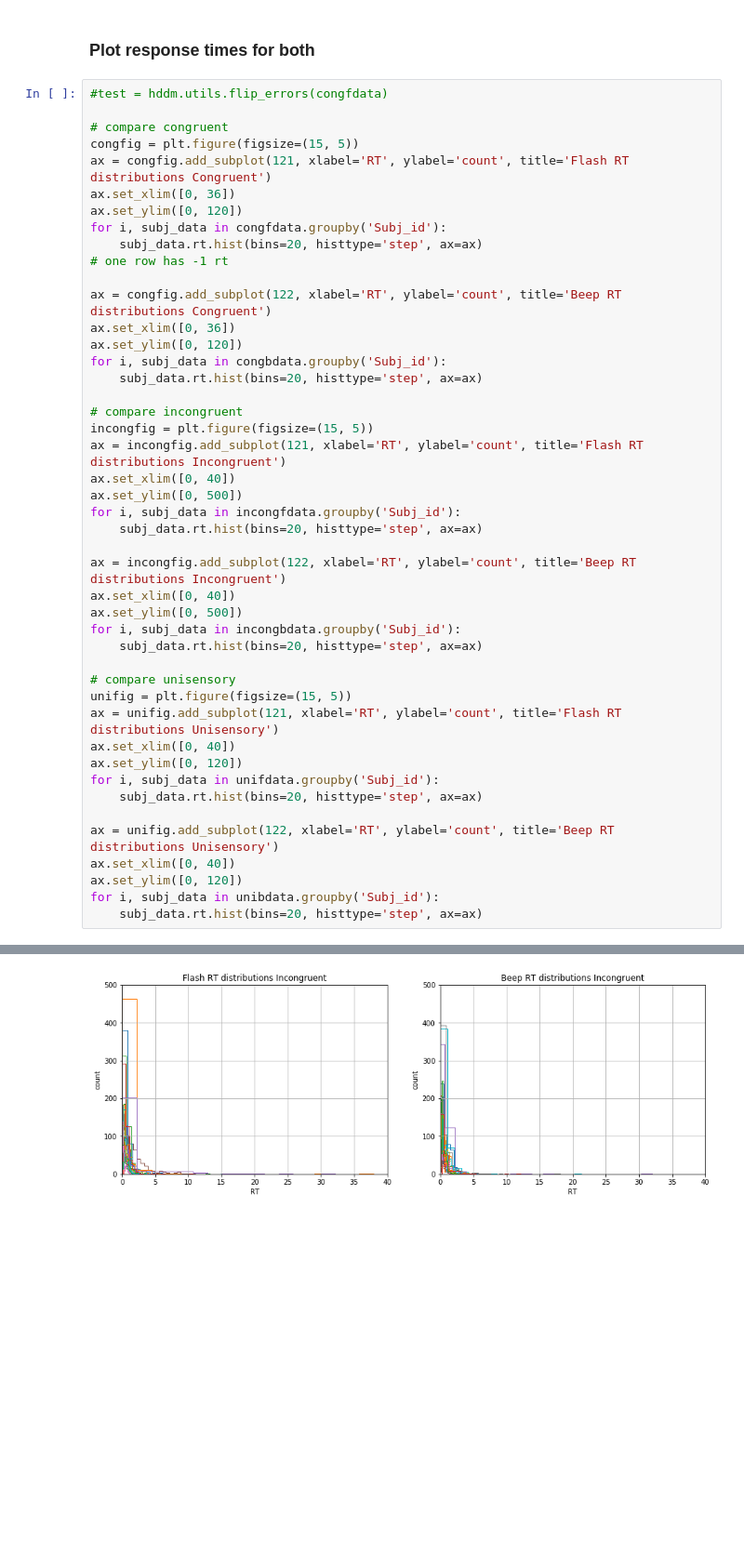
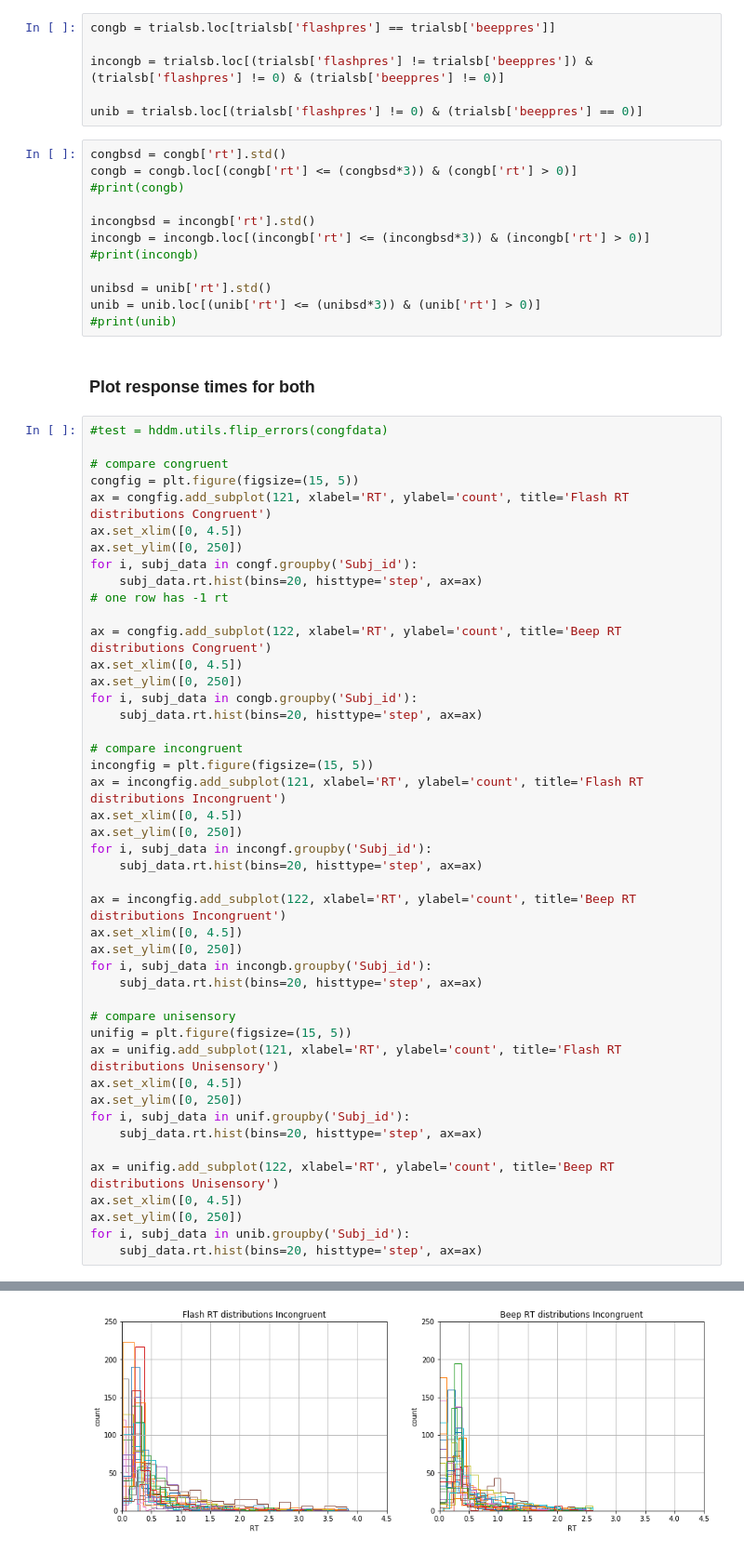
Before and after one commit to chauedwin/NumerosityHDDM, a Jupyter notebook: NumerosityHDDM.ipynb, the cells around one changed output, grey strips where cells are left out. Shown: that part at 93% size. Saved outputs shown, nothing was run; the diff lists cells and outputs as text; blank space fills up the shorter version.

```diff
--- a/NumerosityHDDM.ipynb
+++ b/NumerosityHDDM.ipynb
@@ -292,3 +194,21 @@ unibdata = pd.DataFrame(unib, columns=['Subj_id', 'rt', 'response', 'flashpres',
+# %%
+congb = trialsb.loc[trialsb['flashpres'] == trialsb['beeppres']]
+
+incongb = trialsb.loc[(trialsb['flashpres'] != trialsb['beeppres']) & (trialsb['flashpres'] != 0) & (trialsb['beeppres'] != 0)]
+
+unib = trialsb.loc[(trialsb['flashpres'] != 0) & (trialsb['beeppres'] == 0)]
+# %%
+congbsd = congb['rt'].std()
+congb = congb.loc[(congb['rt'] <= (congbsd*3)) & (congb['rt'] > 0)]
+#print(congb)
+
+incongbsd = incongb['rt'].std()
+incongb = incongb.loc[(incongb['rt'] <= (incongbsd*3)) & (incongb['rt'] > 0)]
+#print(incongb)
+
+unibsd = unib['rt'].std()
+unib = unib.loc[(unib['rt'] <= (unibsd*3)) & (unib['rt'] > 0)]
+#print(unib)
 # %% [markdown]
 ### Plot response times for both
 # %%
@@ -297,43 +217,43 @@ unibdata = pd.DataFrame(unib, columns=['Subj_id', 'rt', 'response', 'flashpres',
 # compare congruent
 congfig = plt.figure(figsize=(15, 5))
 ax = congfig.add_subplot(121, xlabel='RT', ylabel='count', title='Flash RT distributions Congruent')
-ax.set_xlim([0, 36])
-ax.set_ylim([0, 120])
-for i, subj_data in congfdata.groupby('Subj_id'):
+ax.set_xlim([0, 4.5])
+ax.set_ylim([0, 250])
+for i, subj_data in congf.groupby('Subj_id'):
     subj_data.rt.hist(bins=20, histtype='step', ax=ax)
 # one row has -1 rt
 
 ax = congfig.add_subplot(122, xlabel='RT', ylabel='count', title='Beep RT distributions Congruent')
-ax.set_xlim([0, 36])
-ax.set_ylim([0, 120])
-for i, subj_data in congbdata.groupby('Subj_id'):
+ax.set_xlim([0, 4.5])
+ax.set_ylim([0, 250])
+for i, subj_data in congb.groupby('Subj_id'):
     subj_data.rt.hist(bins=20, histtype='step', ax=ax)
 
 # compare incongruent
 incongfig = plt.figure(figsize=(15, 5))
 ax = incongfig.add_subplot(121, xlabel='RT', ylabel='count', title='Flash RT distributions Incongruent')
-ax.set_xlim([0, 40])
-ax.set_ylim([0, 500])
-for i, subj_data in incongfdata.groupby('Subj_id'):
+ax.set_xlim([0, 4.5])
+ax.set_ylim([0, 250])
+for i, subj_data in incongf.groupby('Subj_id'):
     subj_data.rt.hist(bins=20, histtype='step', ax=ax)
 
 ax = incongfig.add_subplot(122, xlabel='RT', ylabel='count', title='Beep RT distributions Incongruent')
-ax.set_xlim([0, 40])
-ax.set_ylim([0, 500])
-for i, subj_data in incongbdata.groupby('Subj_id'):
+ax.set_xlim([0, 4.5])
+ax.set_ylim([0, 250])
+for i, subj_data in incongb.groupby('Subj_id'):
     subj_data.rt.hist(bins=20, histtype='step', ax=ax)
 
 # compare unisensory
 unifig = plt.figure(figsize=(15, 5))
 ax = unifig.add_subplot(121, xlabel='RT', ylabel='count', title='Flash RT distributions Unisensory')
-ax.set_xlim([0, 40])
-ax.set_ylim([0, 120])
-for i, subj_data in unifdata.groupby('Subj_id'):
+ax.set_xlim([0, 4.5])
+ax.set_ylim([0, 250])
+for i, subj_data in unif.groupby('Subj_id'):
     subj_data.rt.hist(bins=20, histtype='step', ax=ax)
 
 ax = unifig.add_subplot(122, xlabel='RT', ylabel='count', title='Beep RT distributions Unisensory')
-ax.set_xlim([0, 40])
-ax.set_ylim([0, 120])
-for i, subj_data in unibdata.groupby('Subj_id'):
+ax.set_xlim([0, 4.5])
+ax.set_ylim([0, 250])
+for i, subj_data in unib.groupby('Subj_id'):
     subj_data.rt.hist(bins=20, histtype='step', ax=ax)
 # %% [output]
@@ -341 +261 @@ for i, subj_data in unibdata.groupby('Subj_id'):
-[figure, old version]
+[figure, new version]
```
Also changed, not shown: parts of 17 cells of this notebook.
